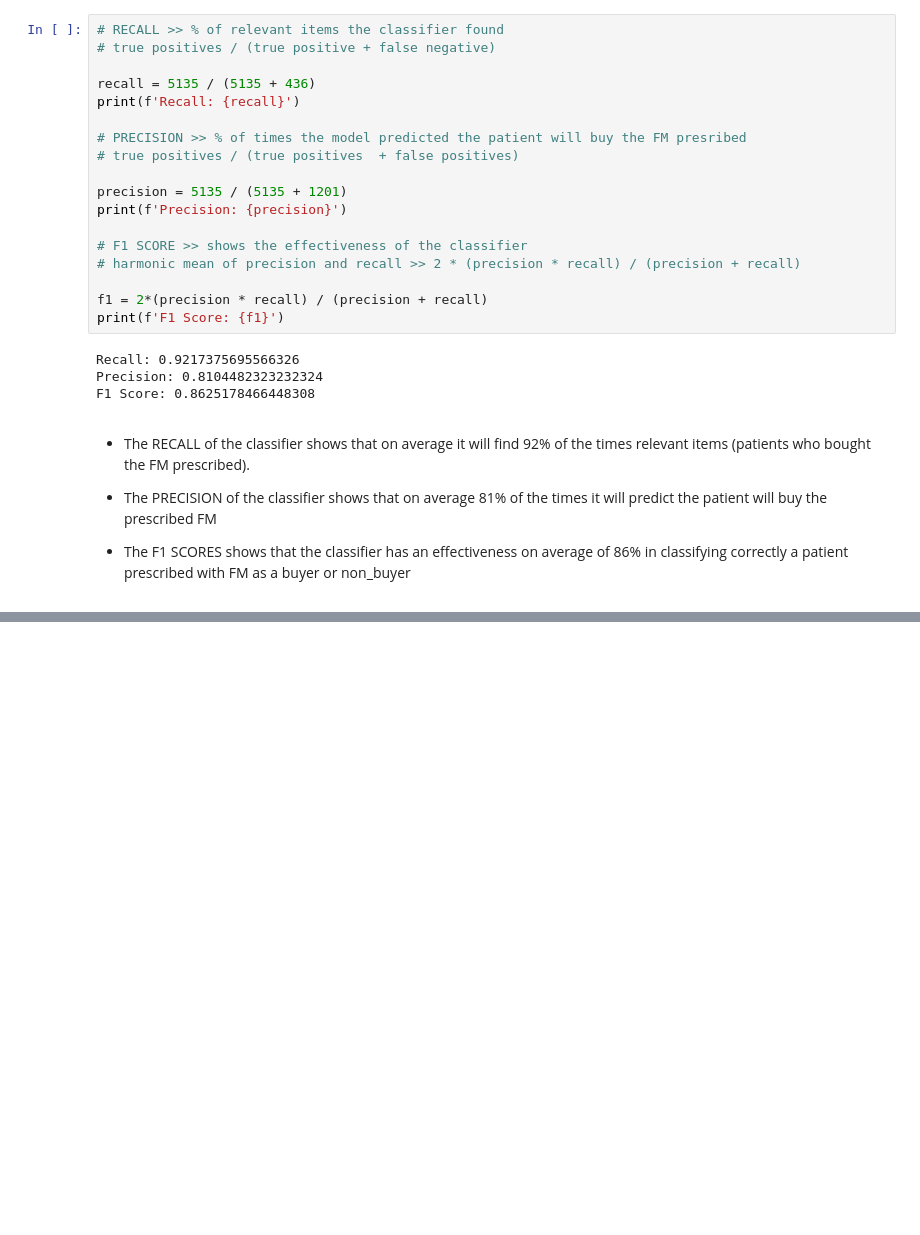
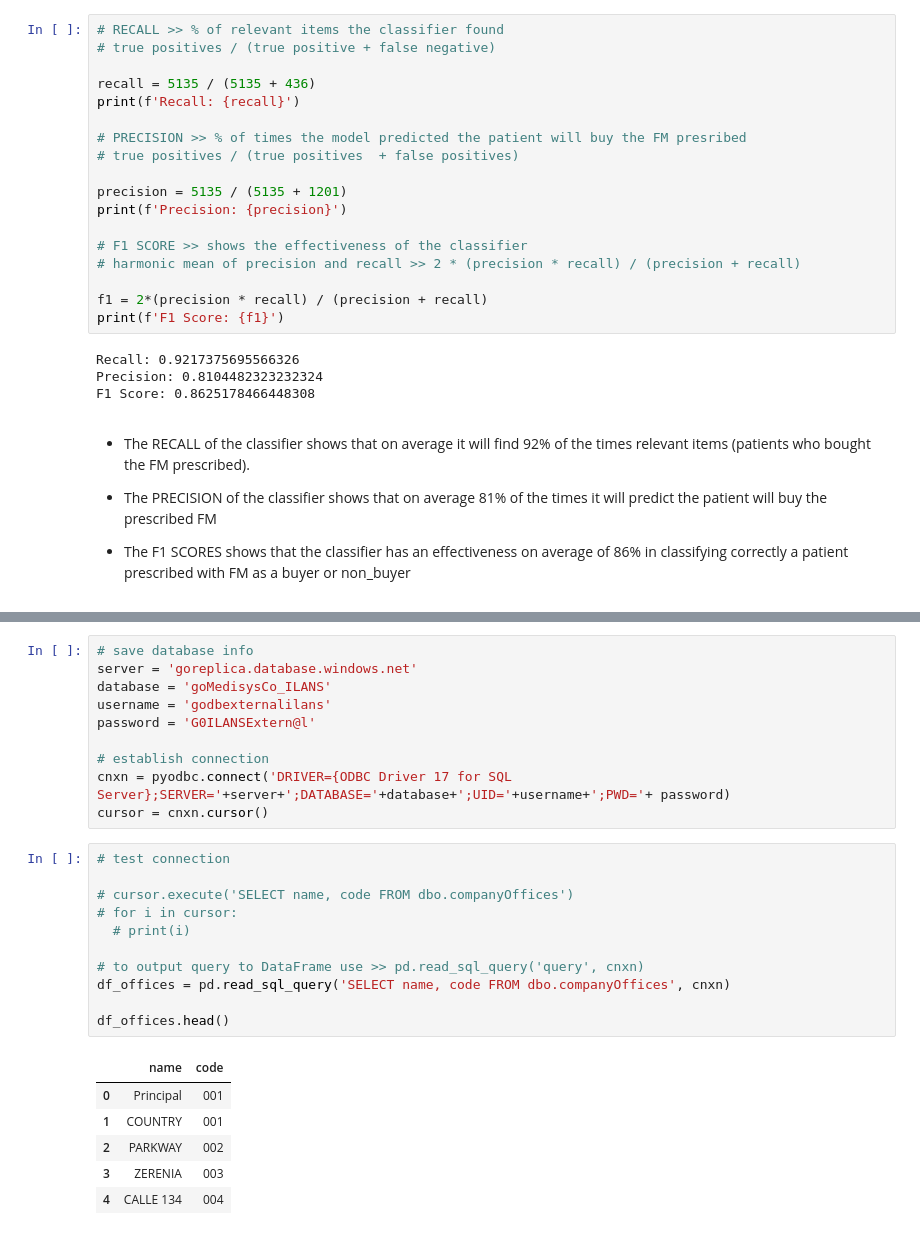
Before and after one commit to princeKike27/Khiron-Next-Buyers-FM, a Jupyter notebook: Khiron_Next_Buyers_FM.ipynb, the cells around one changed output, grey strips where cells are left out. Drawn from its saved outputs; the diff is of its cells as text; blank space fills up the shorter version.

```diff
--- a/Khiron_Next_Buyers_FM.ipynb
+++ b/Khiron_Next_Buyers_FM.ipynb
@@ -1511,0 +1594,28 @@ F1 Score: 0.8625178466448308
+# %%
+# save database info
+server = 'goreplica.database.windows.net'
+database = 'goMedisysCo_ILANS'
+username = 'godbexternalilans'
+password = 'G0ILANSExtern@l'
+
+# establish connection
+cnxn = pyodbc.connect('DRIVER={ODBC Driver 17 for SQL Server};SERVER='+server+';DATABASE='+database+';UID='+username+';PWD='+ password)
+cursor = cnxn.cursor()
+# %%
+# test connection
+
+# cursor.execute('SELECT name, code FROM dbo.companyOffices')
+# for i in cursor:
+  # print(i)
+
+# to output query to DataFrame use >> pd.read_sql_query('query', cnxn)
+df_offices = pd.read_sql_query('SELECT name, code FROM dbo.companyOffices', cnxn)
+
+df_offices.head()
+# %% [output]
+|  | name | code |
+| 0 | Principal | 001 |
+| 1 | COUNTRY | 001 |
+| 2 | PARKWAY | 002 |
+| 3 | ZERENIA | 003 |
+| 4 | CALLE 134 | 004 |
```
Also changed, not shown: parts of 6 cells of this notebook.
